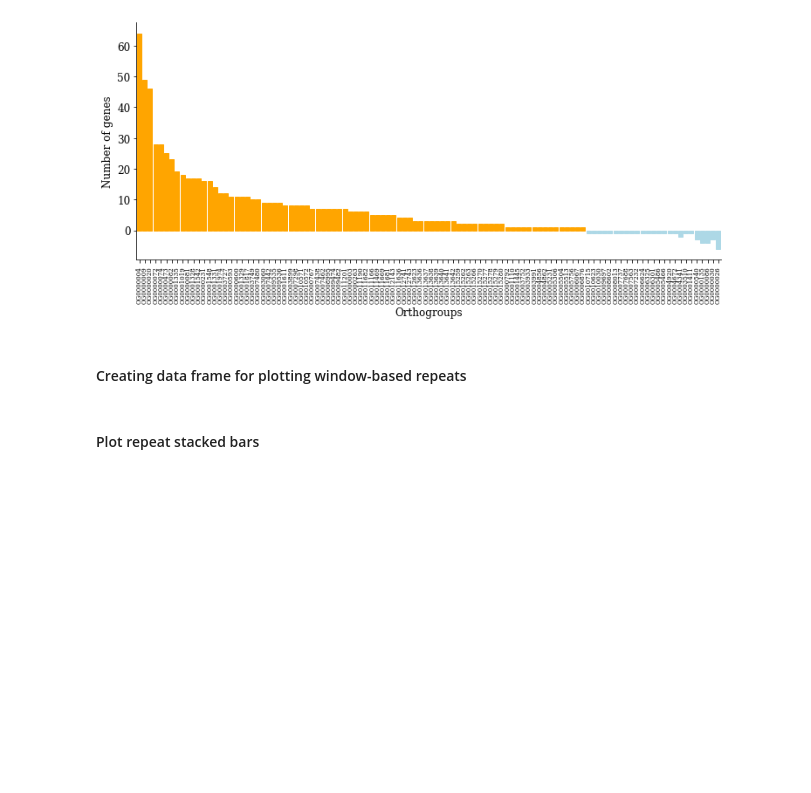
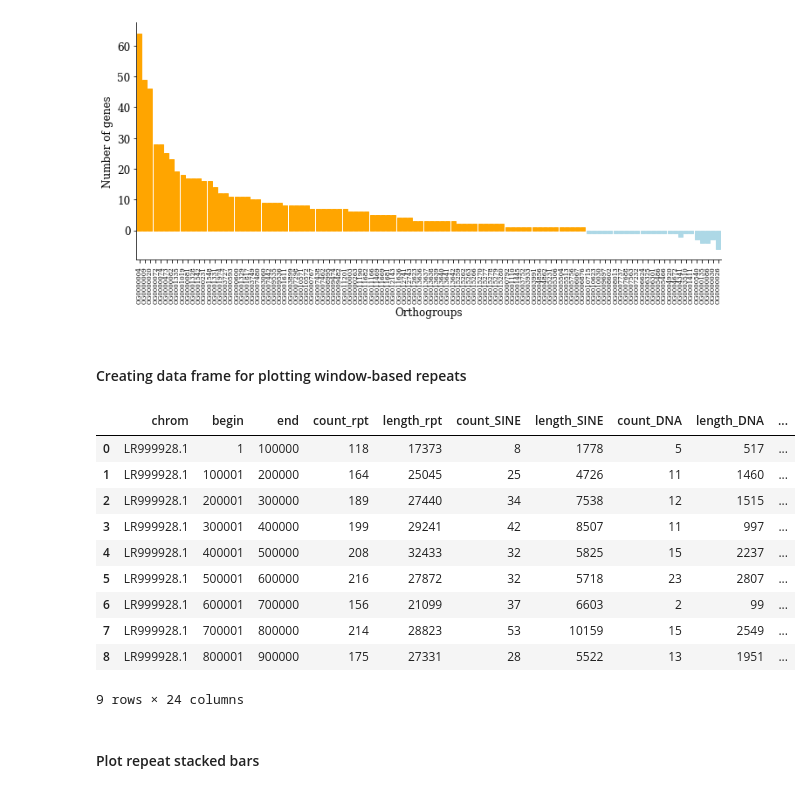
Before and after one commit to DaSh-bash/GenomeVanessa, a Jupyter notebook: Figures/VanessaGenomeFigures.ipynb, the cells around one changed output. Saved outputs shown, nothing was run; the diff lists cells and outputs as text; code cells hidden in the pictures; blank space fills up the shorter version.

```diff
--- a/Figures/VanessaGenomeFigures.ipynb
+++ b/Figures/VanessaGenomeFigures.ipynb
@@ -106 +134,15 @@ plt.show()
+# %%
+make_repeat_df("/Users/dshipilina/GitHub/GenomeVanessa/WindowBasedAnalysis/WindowedRepeatDensity/100k_counts/LR999928.1-repeat-count.out")
+# %% [output]
+|  | chrom | begin | end | count_rpt | length_rpt | count_SINE | length_SINE | count_DNA | length_DNA | ... |
+| 0 | LR999928.1 | 1 | 100000 | 118 | 17373 | 8 | 1778 | 5 | 517 | ... |
+| 1 | LR999928.1 | 100001 | 200000 | 164 | 25045 | 25 | 4726 | 11 | 1460 | ... |
+| 2 | LR999928.1 | 200001 | 300000 | 189 | 27440 | 34 | 7538 | 12 | 1515 | ... |
+| 3 | LR999928.1 | 300001 | 400000 | 199 | 29241 | 42 | 8507 | 11 | 997 | ... |
+| 4 | LR999928.1 | 400001 | 500000 | 208 | 32433 | 32 | 5825 | 15 | 2237 | ... |
+| 5 | LR999928.1 | 500001 | 600000 | 216 | 27872 | 32 | 5718 | 23 | 2807 | ... |
+| 6 | LR999928.1 | 600001 | 700000 | 156 | 21099 | 37 | 6603 | 2 | 99 | ... |
+| 7 | LR999928.1 | 700001 | 800000 | 214 | 28823 | 53 | 10159 | 15 | 2549 | ... |
+| 8 | LR999928.1 | 800001 | 900000 | 175 | 27331 | 28 | 5522 | 13 | 1951 | ... |
+9 rows × 24 columns
 # %%
```
Also changed, not shown: parts of 19 cells of this notebook, 1 other file.
